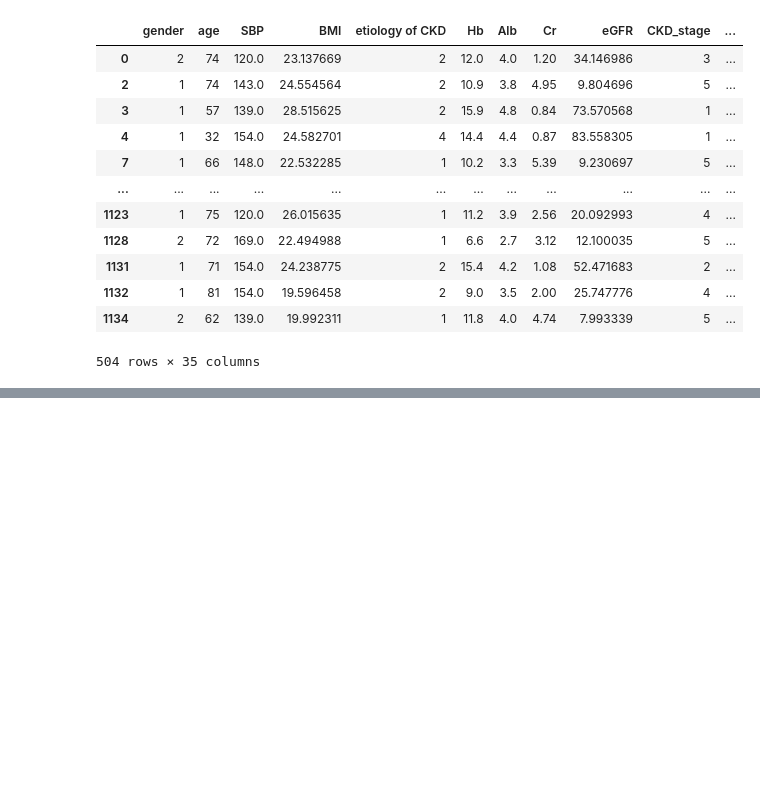
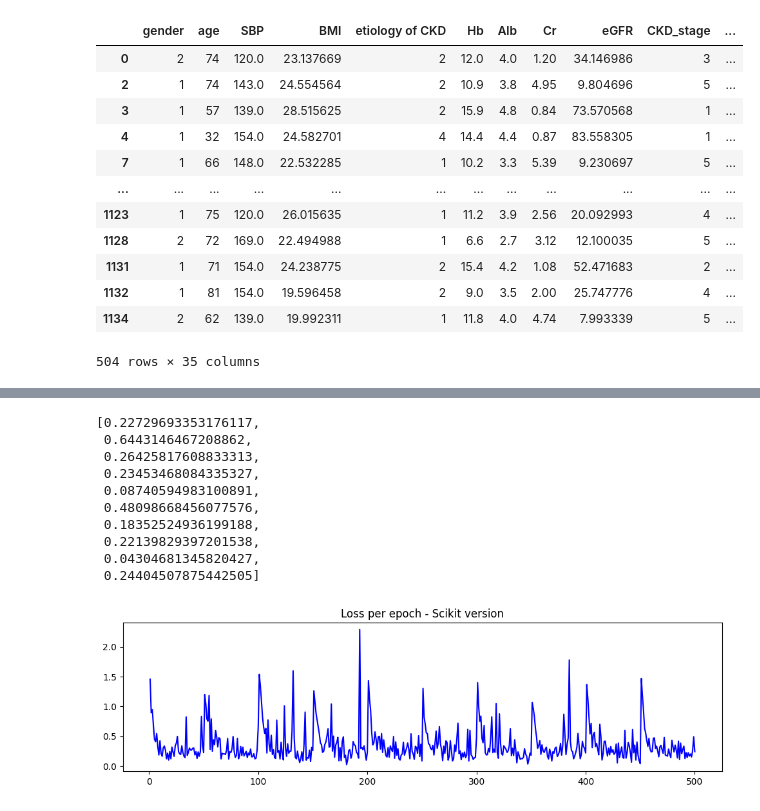
Before and after one commit to TheRidgeSpamss/CKD-ML, a Jupyter notebook: ckd_nn.ipynb, the cells around one changed output, grey strips where cells are left out. Cells and saved outputs as stored; diff of their text form; code cells hidden in the pictures; blank space fills up the shorter version.

```diff
--- a/ckd_nn.ipynb
+++ b/ckd_nn.ipynb
@@ -468 +496,18 @@ loss_ax.set_xticks(range(0, 501, 50))
+# %%
+loss_fig, loss_ax = plt.subplots(figsize=(12,3))
+plt.plot(range(1,len(scikit_loss_list)+1), scikit_loss_list, color="blue")
+loss_ax.set_title("Loss per epoch - Scikit version")
+scikit_loss_per_fold
+# %% [output]
+[0.22729693353176117,
+ 0.6443146467208862,
+ 0.26425817608833313,
+ 0.23453468084335327,
+ 0.08740594983100891,
+ 0.48098668456077576,
+ 0.18352524936199188,
+ 0.22139829397201538,
+ 0.04304681345820427,
+ 0.24404507875442505]
+[figure, new version]
 # %%
```
Also changed, not shown: parts of 10 cells of this notebook, 3 other files.
